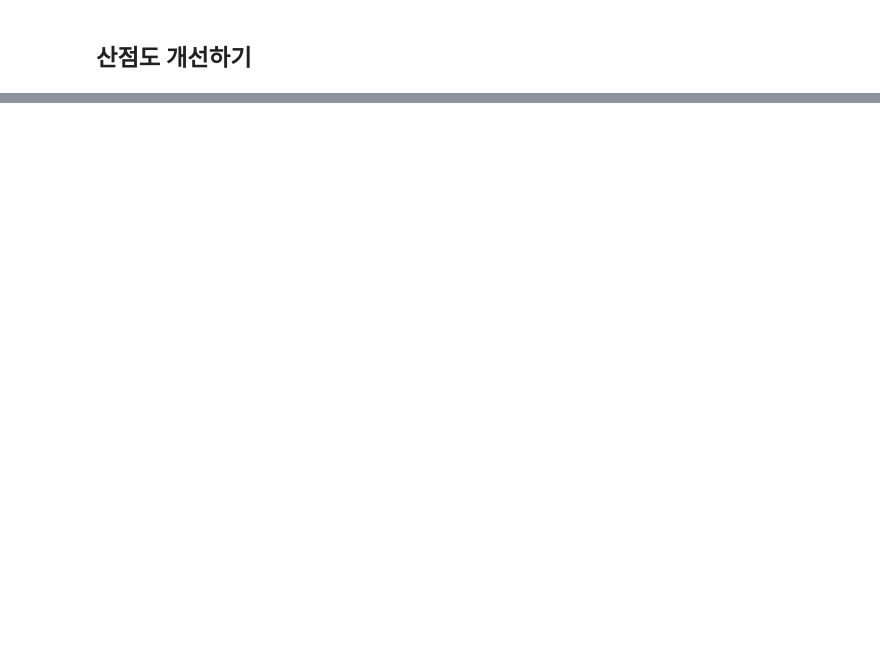
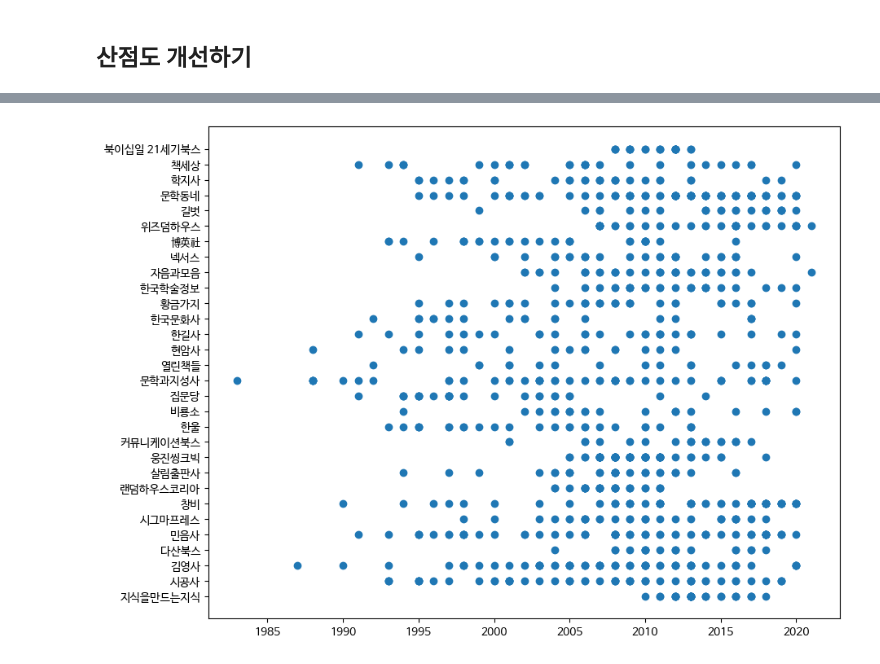
Before and after one commit to rickiepark/hg-da, a Jupyter notebook: 05-2.ipynb, the cells around one changed output, grey strips where cells are left out. Cells and saved outputs as stored; diff of their text form; code cells hidden in the pictures; blank space fills up the shorter version.

```diff
--- a/05-2.ipynb
+++ b/05-2.ipynb
@@ -166,6 +128,0 @@ plt.show()
-# %%
-import numpy as np
-
-ns_book7['대분류'] = ns_book7['주제분류번호'].apply(
-    lambda no: '-1' if no is np.nan else no[:2])
-ns_book7.head()
@@ -219,0 +129,3 @@ plt.show()
+# %%
+top_pubs = ns_book7['출판사'].value_counts()[:30]
+top_pubs
@@ -219,0 +150,3 @@ plt.show()
+# %%
+top_pub_idx = ns_book7['출판사'].isin(top_pubs.index)
+top_pub_idx
@@ -219,0 +166,3 @@ plt.show()
+# %%
+ns_book8 = ns_book7[top_pub_idx].sample(1000, random_state=42)
+ns_book8.head()
@@ -219,0 +176,6 @@ plt.show()
+# %%
+fig, ax = plt.subplots(figsize=(10,8))
+ax.scatter(ns_book8['발행년도'], ns_book8['출판사'])
+fig.show()
+# %% [output]
+[figure, added]
```
Also changed, not shown: parts of 26 cells of this notebook.
